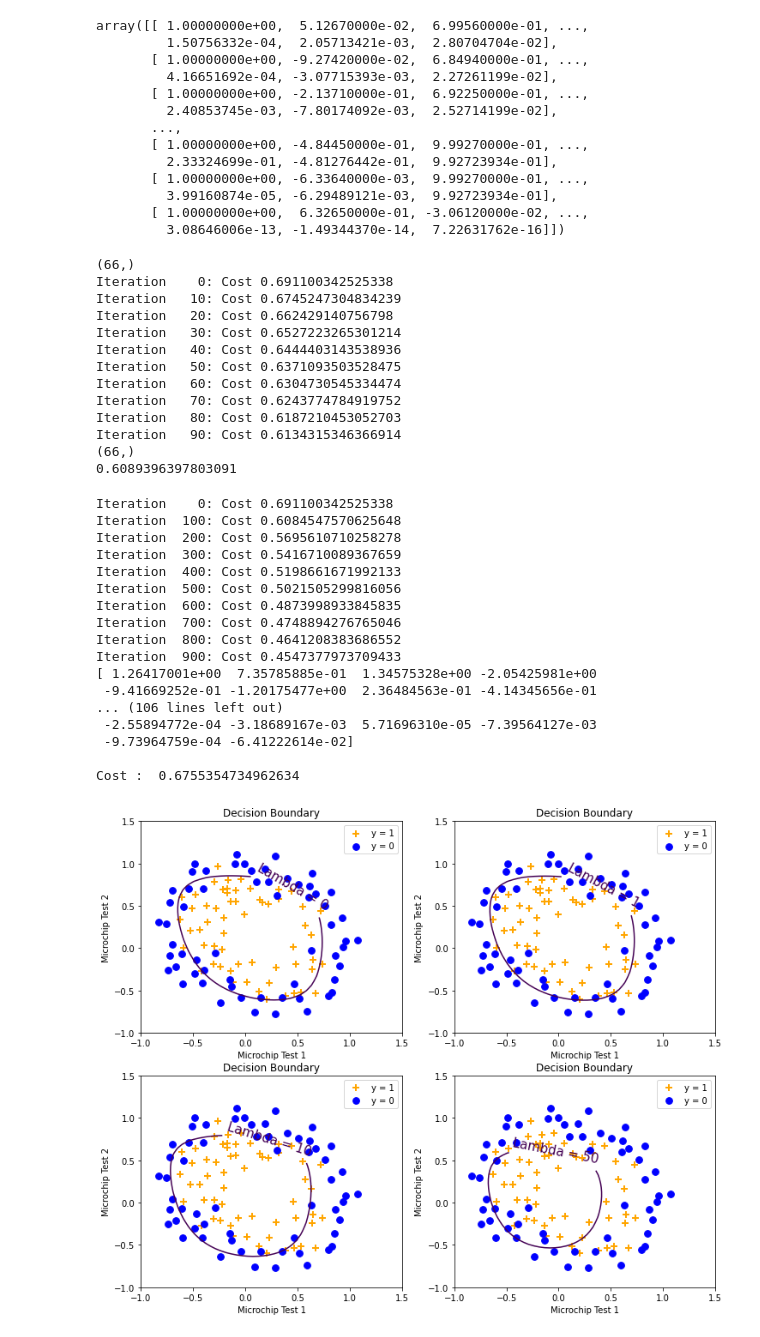
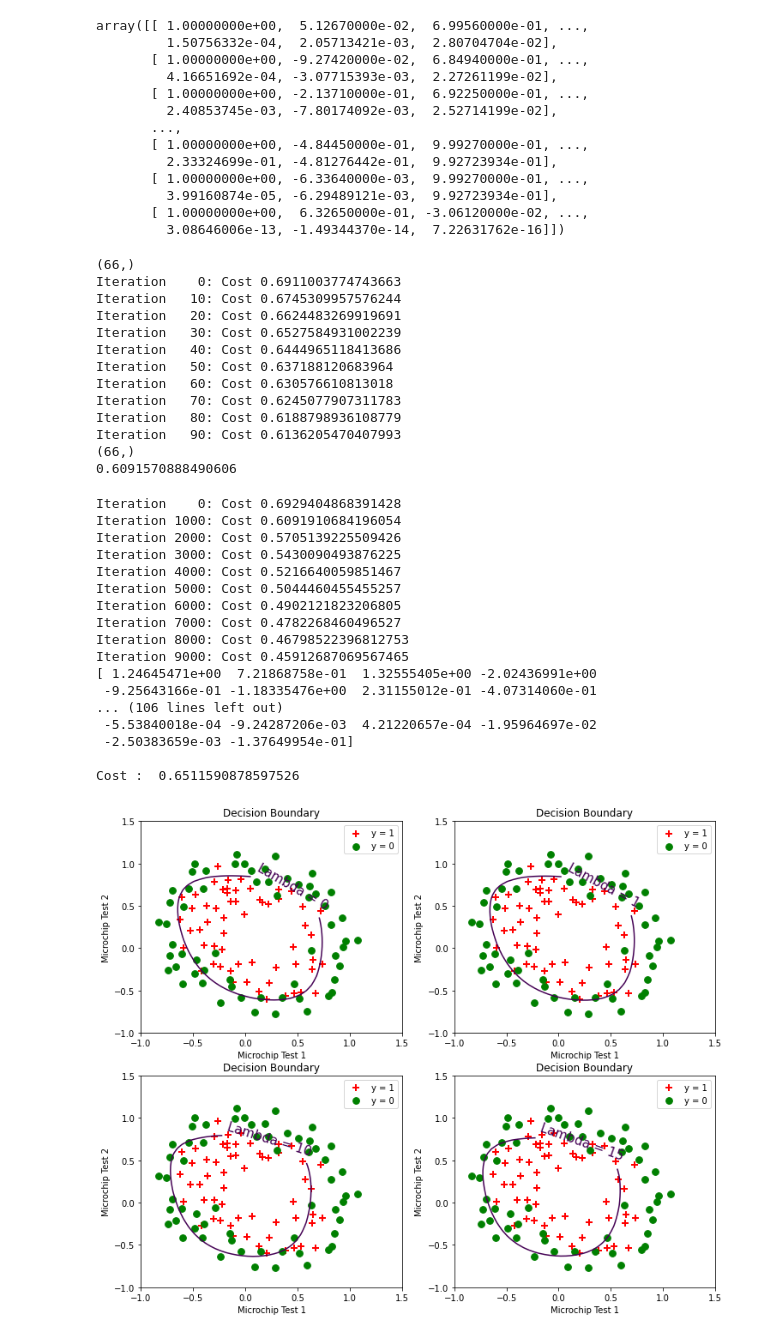
Before and after one commit to imrulkayessifat/DataScience, a Jupyter notebook: Regularized_Logistic_Regression.ipynb, the cells around one changed output. Drawn from its saved outputs; the diff is of its cells as text; code cells hidden in the pictures.

```diff
--- a/Regularized_Logistic_Regression.ipynb
+++ b/Regularized_Logistic_Regression.ipynb
@@ -25,8 +25,8 @@ def plotData(data, label_x, label_y, label_pos, label_neg, axes=None):
 
     if axes == None:
         axes = plt.gca()
-    axes.scatter(data[pos]['x1'], data[pos]['x2'], marker='+', c='orange', s=60, linewidth=2, label=label_pos)
-    axes.scatter(data[neg]['x1'], data[neg]['x2'], c='blue', s=60, label=label_neg)
+    axes.scatter(data[pos]['x1'], data[pos]['x2'], marker='+', c='red', s=60, linewidth=2, label=label_pos)
+    axes.scatter(data[neg]['x1'], data[neg]['x2'], c='green', s=60, label=label_neg)
     axes.set_xlabel(label_x)
     axes.set_ylabel(label_y)
     axes.legend(frameon= True, fancybox = True);
@@ -101,13 +100,12 @@ def h(mytheta,myX): #Logistic hypothesis function
     return expit(np.dot(myX,mytheta))
 # %%
-#Cost function, default lambda (regularization) 0
-def computeCost(mytheta,myX,myy,mylambda = 0.):
+def computeCost(mytheta,myX,myy,mylambda = 0.04):
 
-    m = myy.size # number of training examples
+    m = myy.size
 
     term1 = np.dot(-np.array(myy).T,np.log(h(mytheta,myX)))
     term2 = np.dot((1-np.array(myy)).T,np.log(1-h(mytheta,myX)))
-    regterm = (mylambda/2) * np.sum(np.dot(mytheta[1:].T,mytheta[1:])) #Skip theta0
+    regterm = (mylambda/2) * np.sum(np.dot(mytheta[1:].T,mytheta[1:]))
     return float( (1./m) * ( np.sum(term1 - term2) + regterm ) )
 # %%
 def sigmoid(z):
@@ -135,11 +133,7 @@ import math
 initial_theta = np.zeros(XX.shape[1])
 print(initial_theta.shape)
 
-# def optimizeRegularizedTheta(mytheta,myX,myy,mylambda=0.):
-#     result = optimize.minimize(computeCost, mytheta, args=(myX, myy, mylambda),  method='BFGS', options={"maxiter":500, "disp":False} )
-#     return np.array([result.x]), result.fun
-
-def optimizeRegularizedTheta(mytheta, myX, myy, alpha, num_iters, mylambda=0.):
+def optimizeRegularizedTheta(mytheta, myX, myy, alpha, num_iters, mylambda=0.04):
   m = myX.shape[0]
   J_history = []
   w = copy.deepcopy(mytheta)
@@ -165,18 +159,18 @@ print(theta.shape)
 print(mincost)
 # %% [output]
 (66,)
-Iteration    0: Cost 0.691100342525338
-Iteration   10: Cost 0.6745247304834239
-Iteration   20: Cost 0.662429140756798
-Iteration   30: Cost 0.6527223265301214
-Iteration   40: Cost 0.6444403143538936
-Iteration   50: Cost 0.6371093503528475
-Iteration   60: Cost 0.6304730545334474
-Iteration   70: Cost 0.6243774784919752
-Iteration   80: Cost 0.6187210453052703
-Iteration   90: Cost 0.6134315346366914
+Iteration    0: Cost 0.6911003774743663
+Iteration   10: Cost 0.6745309957576244
+Iteration   20: Cost 0.6624483269919691
+Iteration   30: Cost 0.6527584931002239
+Iteration   40: Cost 0.6444965118413686
+Iteration   50: Cost 0.637188120683964
+Iteration   60: Cost 0.630576610813018
+Iteration   70: Cost 0.6245077907311783
+Iteration   80: Cost 0.6188798936108779
+Iteration   90: Cost 0.6136205470407993
 (66,)
-0.6089396397803091
+0.6091570888490606
 # %%
 def plotBoundary(mytheta, myX, myy, mylambda=0.):
     """
@@ -186,8 +180,8 @@ def plotBoundary(mytheta, myX, myy, mylambda=0.):
     And for each, computing whether the hypothesis classifies that point as
     True or False. Then, a contour is drawn with a built-in pyplot function.
     """
-    alpha = .1
-    iters = 1000
+    alpha = .01
+    iters = 10000
 
     theta, mincost = optimizeRegularizedTheta(mytheta, myX, myy, alpha, iters, mylambda)
     print(theta, '\n\nCost : ', mincost, '\n \n ')
@@ -210,36 +204,36 @@ def plotBoundary(mytheta, myX, myy, mylambda=0.):
 # %%
 plt.figure(figsize=(12,10))
 plt.subplot(221)
 plotData(data, 'Microchip Test 1', 'Microchip Test 2', 'y = 1', 'y = 0')
-plotBoundary(initial_theta, XX, y, 0.)
+plotBoundary(initial_theta, XX, y, 0.04)
 
 plt.subplot(222)
 plotData(data, 'Microchip Test 1', 'Microchip Test 2', 'y = 1', 'y = 0')
 plotBoundary(initial_theta,XX,y,1.)
 
 plt.subplot(223)
 plotData(data, 'Microchip Test 1', 'Microchip Test 2', 'y = 1', 'y = 0')
 plotBoundary(initial_theta,XX,y,10.)
 
 plt.subplot(224)
 plotData(data, 'Microchip Test 1', 'Microchip Test 2', 'y = 1', 'y = 0')
-plotBoundary(initial_theta,XX,y,50.)
+plotBoundary(initial_theta,XX,y,15.)
 # %% [output]
-Iteration    0: Cost 0.691100342525338
-Iteration  100: Cost 0.6084547570625648
-Iteration  200: Cost 0.5695610710258278
-Iteration  300: Cost 0.5416710089367659
-Iteration  400: Cost 0.5198661671992133
-Iteration  500: Cost 0.5021505299816056
-Iteration  600: Cost 0.4873998933845835
-Iteration  700: Cost 0.4748894276765046
-Iteration  800: Cost 0.4641208383686552
-Iteration  900: Cost 0.4547377973709433
-[ 1.26417001e+00  7.35785885e-01  1.34575328e+00 -2.05425981e+00
- -9.41669252e-01 -1.20175477e+00  2.36484563e-01 -4.14345656e-01
+Iteration    0: Cost 0.6929404868391428
+Iteration 1000: Cost 0.6091910684196054
+Iteration 2000: Cost 0.5705139225509426
+Iteration 3000: Cost 0.5430090493876225
+Iteration 4000: Cost 0.5216640059851467
+Iteration 5000: Cost 0.5044460455455257
+Iteration 6000: Cost 0.4902121823206805
+Iteration 7000: Cost 0.4782268460496527
+Iteration 8000: Cost 0.46798522396812753
+Iteration 9000: Cost 0.45912687069567465
+[ 1.24645471e+00  7.21868758e-01  1.32555405e+00 -2.02436991e+00
+ -9.25643166e-01 -1.18335476e+00  2.31155012e-01 -4.07314060e-01
 ... (106 lines left out)
- -2.55894772e-04 -3.18689167e-03  5.71696310e-05 -7.39564127e-03
- -9.73964759e-04 -6.41222614e-02]
+ -5.53840018e-04 -9.24287206e-03  4.21220657e-04 -1.95964697e-02
+ -2.50383659e-03 -1.37649954e-01]
 
-Cost :  0.6755354734962634
+Cost :  0.6511590878597526
-[figure, old version]
+[figure, new version]
```
Also changed, not shown: parts of 4 cells of this notebook.
